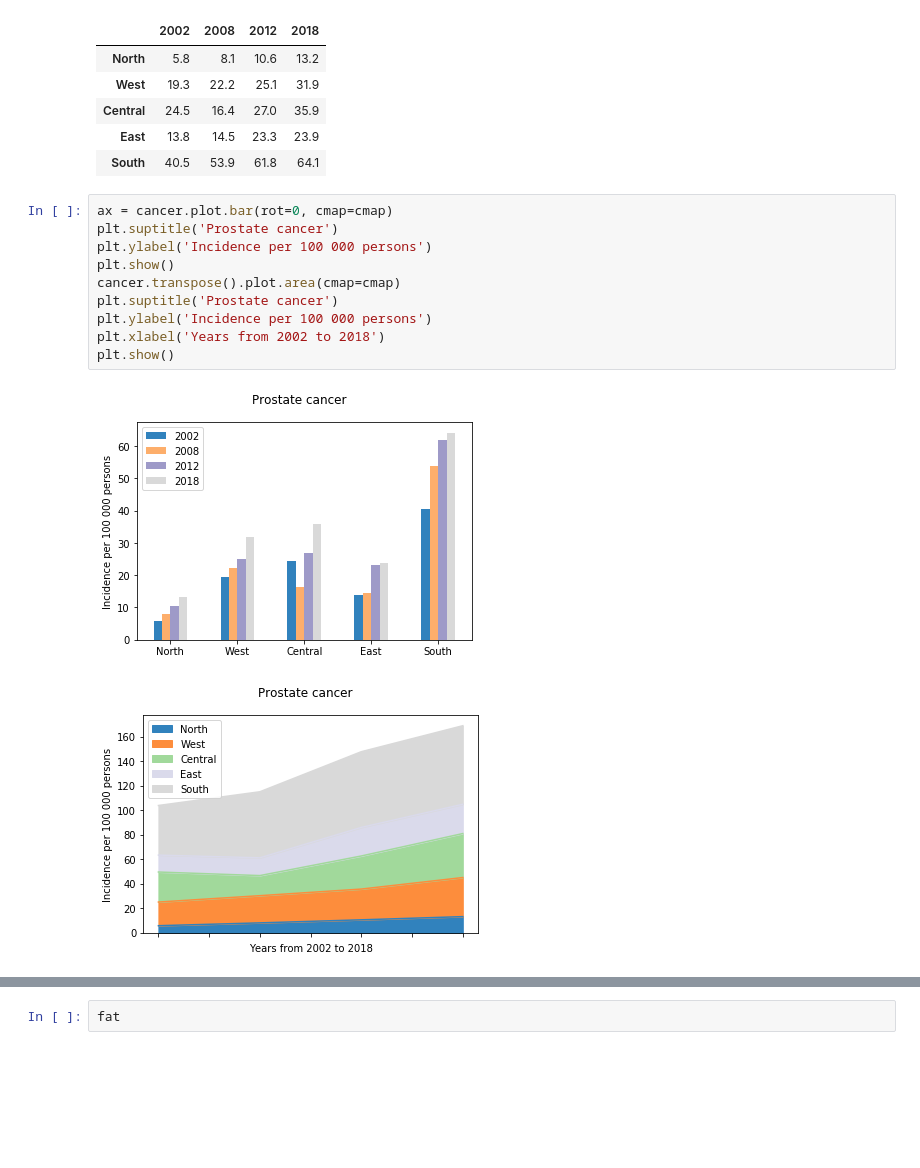
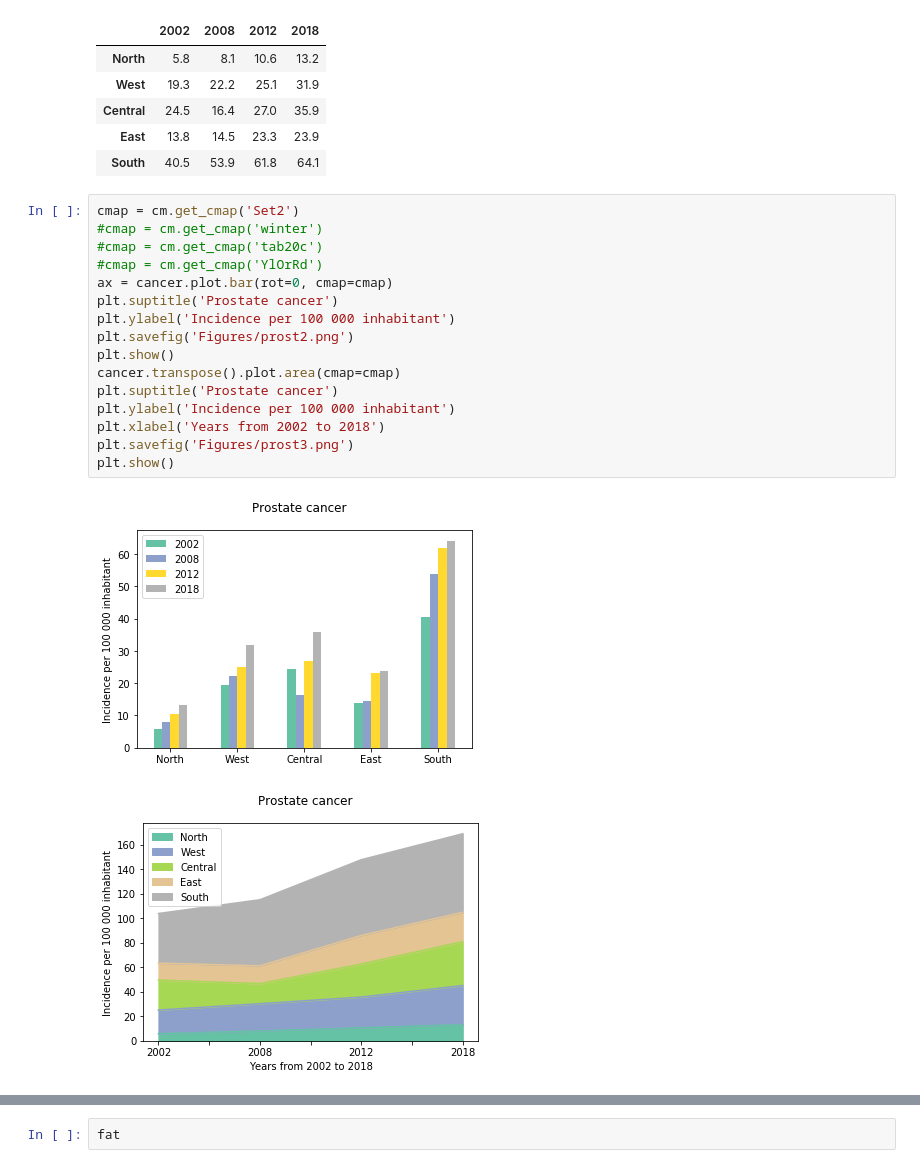
Before and after one commit to inestej/cancer_africa, a Jupyter notebook: ProstateCancerAfrica.ipynb, the cells around one changed output, grey strips where cells are left out. Cells and saved outputs as stored; diff of their text form; blank space fills up the shorter version.

```diff
--- a/ProstateCancerAfrica.ipynb
+++ b/ProstateCancerAfrica.ipynb
@@ -364,18 +374,24 @@ cancer
 | East | 13.8 | 14.5 | 23.3 | 23.9 |
 | South | 40.5 | 53.9 | 61.8 | 64.1 |
 # %%
+cmap = cm.get_cmap('Set2')
+#cmap = cm.get_cmap('winter')
+#cmap = cm.get_cmap('tab20c')
+#cmap = cm.get_cmap('YlOrRd')
 ax = cancer.plot.bar(rot=0, cmap=cmap)
 plt.suptitle('Prostate cancer')
-plt.ylabel('Incidence per 100 000 persons')
+plt.ylabel('Incidence per 100 000 inhabitant')
+plt.savefig('Figures/prost2.png')
 plt.show()
 cancer.transpose().plot.area(cmap=cmap)
 plt.suptitle('Prostate cancer')
-plt.ylabel('Incidence per 100 000 persons')
+plt.ylabel('Incidence per 100 000 inhabitant')
 plt.xlabel('Years from 2002 to 2018')
+plt.savefig('Figures/prost3.png')
 plt.show()
 # %% [output]
-[figure, old version]
+[figure, new version]
-[figure, old version]
+[figure, new version]
 # %%
 cancer.plot(kind='bar', stacked=True, cmap=cmap)
 plt.suptitle('Prostate cancer')
```
Also changed, not shown: parts of 8 cells of this notebook, 8 other files.
